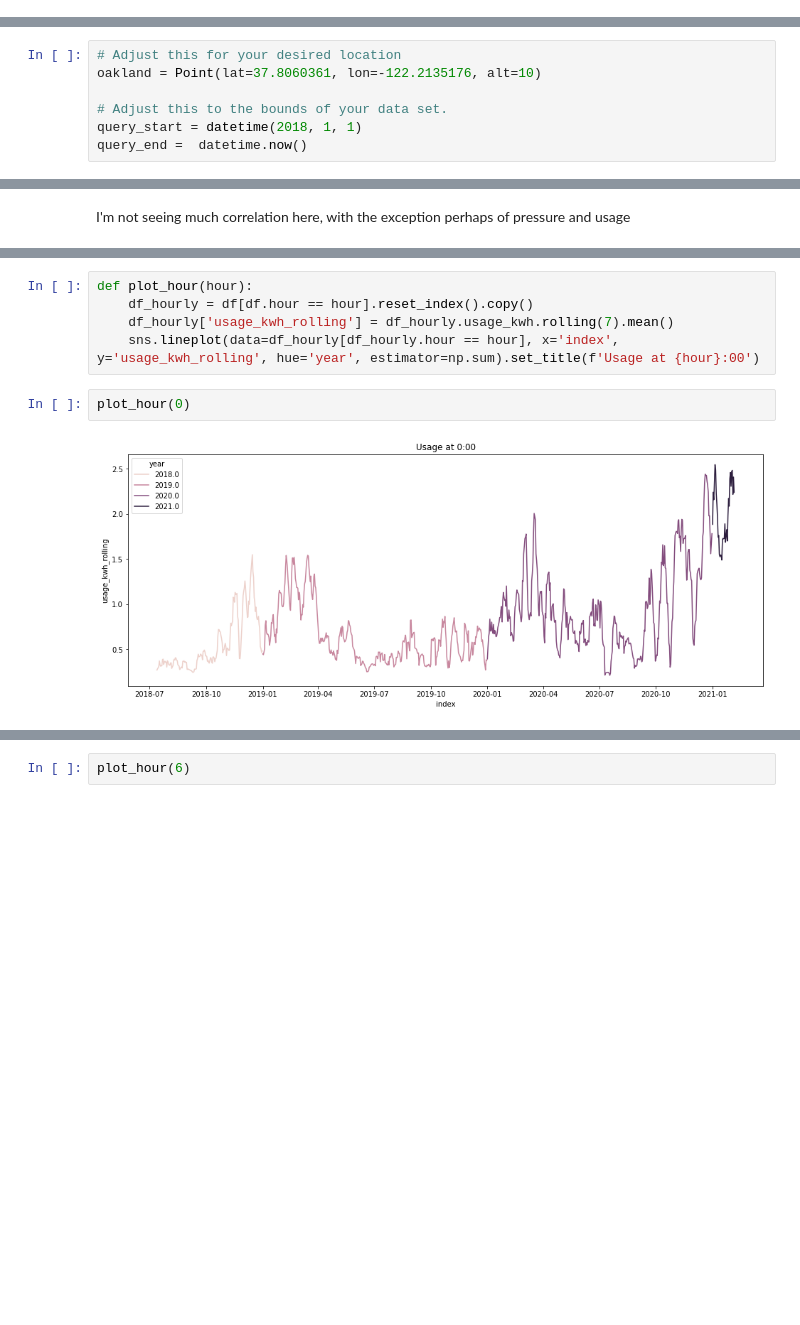
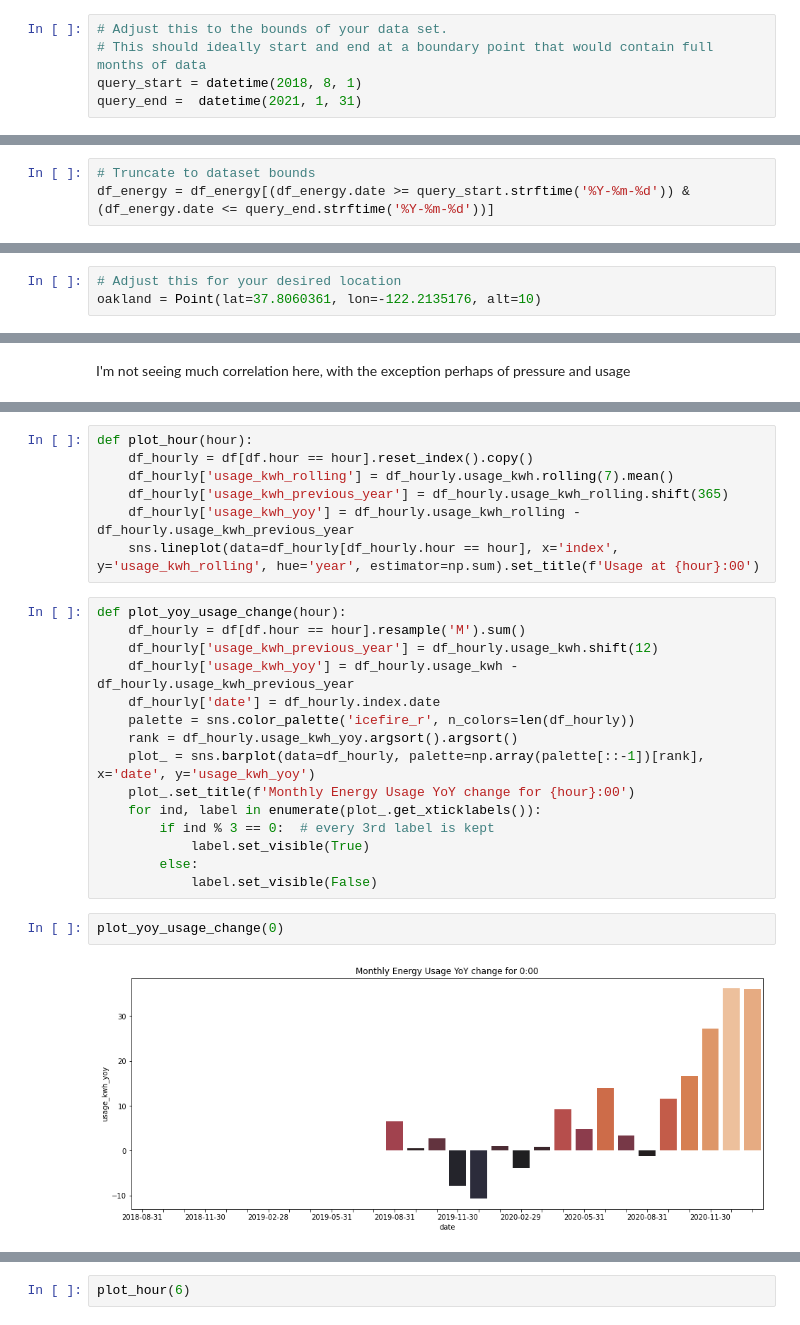
Before and after one commit to andrewhao/nrglab, a Jupyter notebook: nrglab.ipynb, the cells around one changed output, grey strips where cells are left out. Drawn from its saved outputs; the diff is of its cells as text; blank space fills up the shorter version.

Commit message:
Adding YoY and hourly facet grid graph analysis

```diff
--- a/nrglab.ipynb
+++ b/nrglab.ipynb
@@ -16,6 +16,11 @@ import matplotlib.pyplot as plt
 import matplotlib as mpl
 
 mpl.rcParams['figure.figsize'] = [16.0, 6.0]
+# %%
+# Adjust this to the bounds of your data set.
+# This should ideally start and end at a boundary point that would contain full months of data
+query_start = datetime(2018, 8, 1)
+query_end =  datetime(2021, 1, 31)
 # %% [markdown]
 ## Load PG&E data from disk
 # %%
@@ -46,6 +51,9 @@ for newattr, oldattr in features_to_copy.items():
 
 for attr, transform in features.items():
     df_energy[attr] = transform(df_energy)
+# %%
+# Truncate to dataset bounds
+df_energy = df_energy[(df_energy.date >= query_start.strftime('%Y-%m-%d')) & (df_energy.date <= query_end.strftime('%Y-%m-%d'))]
 # %% [markdown]
 ### Quick sanity check of data
 # %%
@@ -72,10 +80,6 @@ from meteostat import Point, Hourly
 # %%
 # Adjust this for your desired location
 oakland = Point(lat=37.8060361, lon=-122.2135176, alt=10)
-
-# Adjust this to the bounds of your data set.
-query_start = datetime(2018, 1, 1)
-query_end =  datetime.now()
 # %%
 data = Hourly(oakland, query_start, query_end)
 df_weather = data.fetch()
@@ -112,8 +132,25 @@ I'm not seeing much correlation here, with the exception perhaps of pressure and
 def plot_hour(hour):
     df_hourly = df[df.hour == hour].reset_index().copy()
     df_hourly['usage_kwh_rolling'] = df_hourly.usage_kwh.rolling(7).mean()
+    df_hourly['usage_kwh_previous_year'] = df_hourly.usage_kwh_rolling.shift(365)
+    df_hourly['usage_kwh_yoy'] = df_hourly.usage_kwh_rolling - df_hourly.usage_kwh_previous_year
     sns.lineplot(data=df_hourly[df_hourly.hour == hour], x='index', y='usage_kwh_rolling', hue='year', estimator=np.sum).set_title(f'Usage at {hour}:00')
+# %%
+def plot_yoy_usage_change(hour):
+    df_hourly = df[df.hour == hour].resample('M').sum()
+    df_hourly['usage_kwh_previous_year'] = df_hourly.usage_kwh.shift(12)
+    df_hourly['usage_kwh_yoy'] = df_hourly.usage_kwh - df_hourly.usage_kwh_previous_year
+    df_hourly['date'] = df_hourly.index.date
+    palette = sns.color_palette('icefire_r', n_colors=len(df_hourly))
+    rank = df_hourly.usage_kwh_yoy.argsort().argsort()
+    plot_ = sns.barplot(data=df_hourly, palette=np.array(palette[::-1])[rank], x='date', y='usage_kwh_yoy')
+    plot_.set_title(f'Monthly Energy Usage YoY change for {hour}:00')
+    for ind, label in enumerate(plot_.get_xticklabels()):
+        if ind % 3 == 0:  # every 3rd label is kept
+            label.set_visible(True)
+        else:
+            label.set_visible(False)
 # %%
-plot_hour(0)
+plot_yoy_usage_change(0)
 # %% [output]
-[figure, old version]
+[figure, new version]
```
Also changed, not shown: parts of 11 cells of this notebook.
